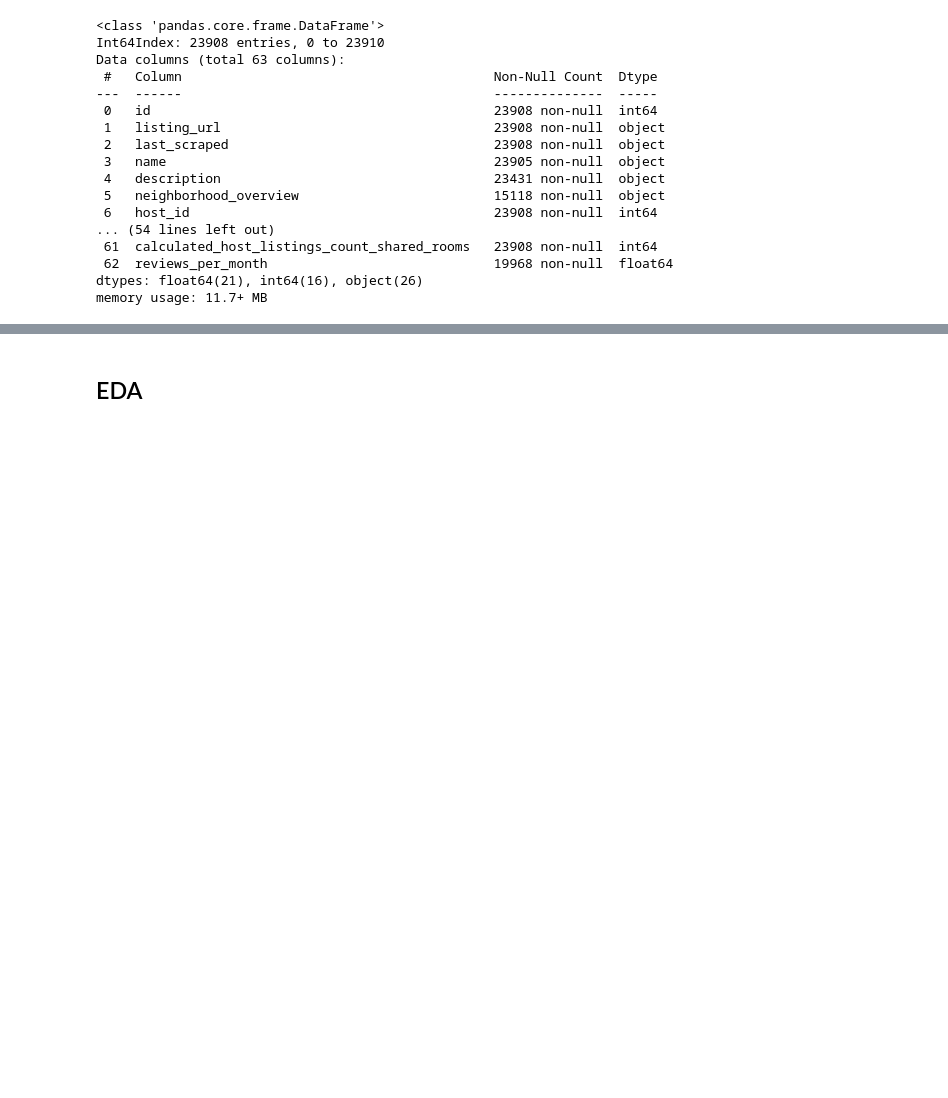
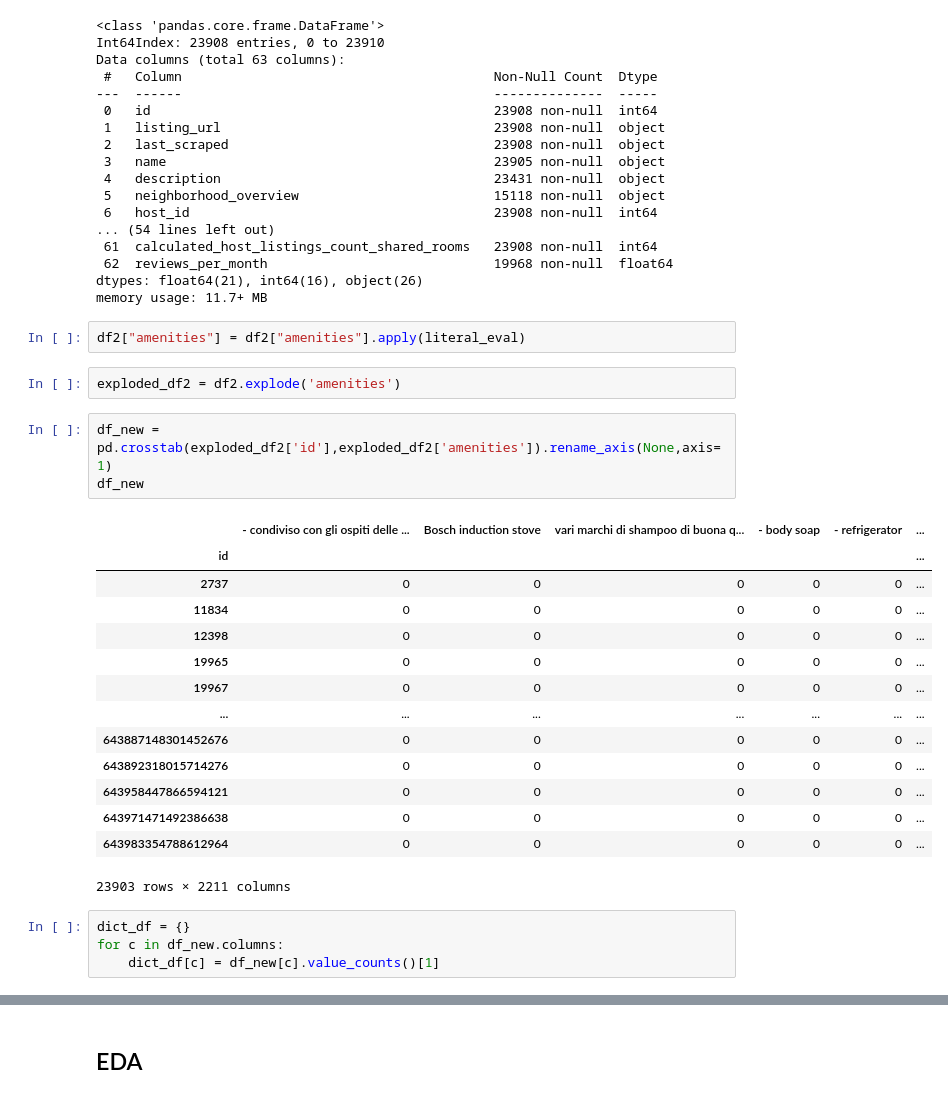
Before and after one commit to mhaln3mi/Airbnb-Rome-EDA, a Jupyter notebook: airbnb.ipynb, the cells around one changed output, grey strips where cells are left out. Cells and saved outputs as stored; diff of their text form; blank space fills up the shorter version.

```diff
--- a/airbnb.ipynb
+++ b/airbnb.ipynb
@@ -68,3 +72,29 @@ Data columns (total 63 columns):
  62  reviews_per_month                             19968 non-null  float64
 dtypes: float64(21), int64(16), object(26)
 memory usage: 11.7+ MB
+# %%
+df2["amenities"] = df2["amenities"].apply(literal_eval)
+# %%
+exploded_df2 = df2.explode('amenities')
+# %%
+df_new = pd.crosstab(exploded_df2['id'],exploded_df2['amenities']).rename_axis(None,axis=1)
+df_new
+# %% [output]
+|  | - condiviso con gli ospiti delle ... | Bosch induction stove | vari marchi di shampoo di buona q... | - body soap | - refrigerator | ... |
+| id |  |  |  |  |  | ... |
+| 2737 | 0 | 0 | 0 | 0 | 0 | ... |
+| 11834 | 0 | 0 | 0 | 0 | 0 | ... |
+| 12398 | 0 | 0 | 0 | 0 | 0 | ... |
+| 19965 | 0 | 0 | 0 | 0 | 0 | ... |
+| 19967 | 0 | 0 | 0 | 0 | 0 | ... |
+| ... | ... | ... | ... | ... | ... | ... |
+| 643887148301452676 | 0 | 0 | 0 | 0 | 0 | ... |
+| 643892318015714276 | 0 | 0 | 0 | 0 | 0 | ... |
+| 643958447866594121 | 0 | 0 | 0 | 0 | 0 | ... |
+| 643971471492386638 | 0 | 0 | 0 | 0 | 0 | ... |
+| 643983354788612964 | 0 | 0 | 0 | 0 | 0 | ... |
+23903 rows × 2211 columns
+# %%
+dict_df = {}
+for c in df_new.columns:
+	dict_df[c] = df_new[c].value_counts()[1]
```
Also changed, not shown: parts of 18 cells of this notebook.
